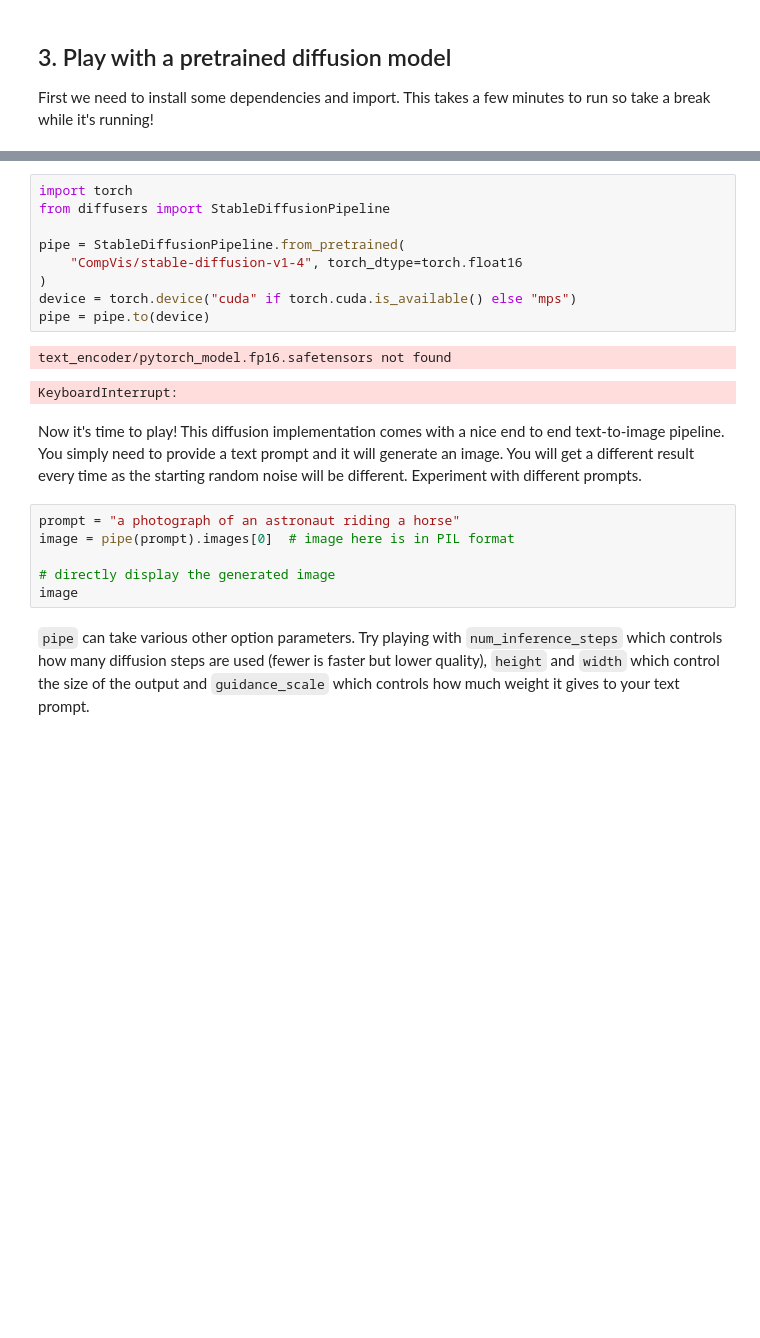
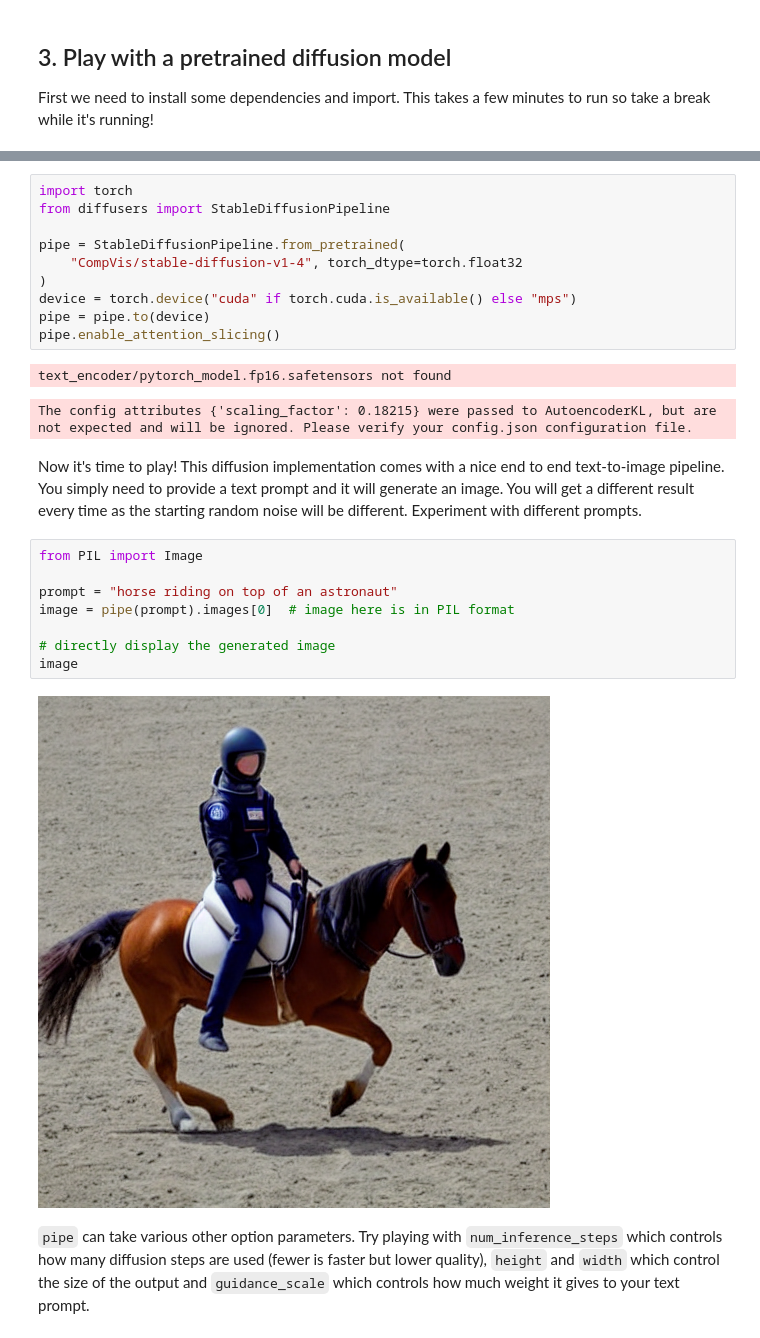
Before and after one commit to dont-text-me/INT3-work, a Jupyter notebook: week-10/PADL_Week_10.ipynb, the cells around one changed output, grey strips where cells are left out. Saved outputs shown, nothing was run; the diff lists cells and outputs as text; blank space fills up the shorter version.

```diff
--- a/week-10/PADL_Week_10.ipynb
+++ b/week-10/PADL_Week_10.ipynb
@@ -429,21 +449,26 @@ import torch
 from diffusers import StableDiffusionPipeline
 
 pipe = StableDiffusionPipeline.from_pretrained(
-    "CompVis/stable-diffusion-v1-4", torch_dtype=torch.float16
+    "CompVis/stable-diffusion-v1-4", torch_dtype=torch.float32
 )
 device = torch.device("cuda" if torch.cuda.is_available() else "mps")
 pipe = pipe.to(device)
+pipe.enable_attention_slicing()
 # %% [output]
 text_encoder/pytorch_model.fp16.safetensors not found
-KeyboardInterrupt:
+The config attributes {'scaling_factor': 0.18215} were passed to AutoencoderKL, but are not expected and will be ignored. Please verify your config.json configuration file.
 # %% [markdown]
 Now it's time to play! This diffusion implementation comes with a nice end to end text-to-image pipeline. You simply need to provide a text prompt and it will generate an image. You will get a different result every time as the starting random noise will be different. Experiment with different prompts.
 # %%
-prompt = "a photograph of an astronaut riding a horse"
+from PIL import Image
+
+prompt = "horse riding on top of an astronaut"
 image = pipe(prompt).images[0]  # image here is in PIL format
 
 # directly display the generated image
 image
+# %% [output]
+[figure, added]
 # %% [markdown]
 `pipe` can take various other option parameters. Try playing with `num_inference_steps` which controls how many diffusion steps are used (fewer is faster but lower quality), `height` and `width` which control the size of the output and `guidance_scale` which controls how much weight it gives to your text prompt.
 # %% [markdown]
```
Also changed, not shown: parts of 12 cells of this notebook.
